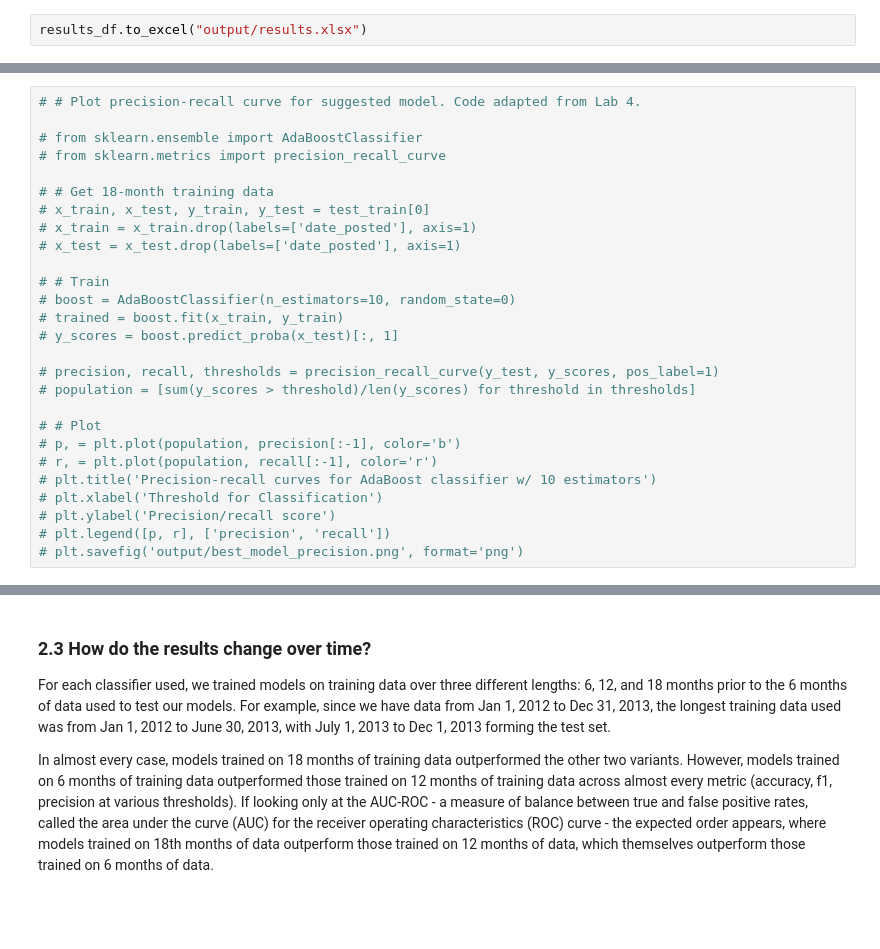
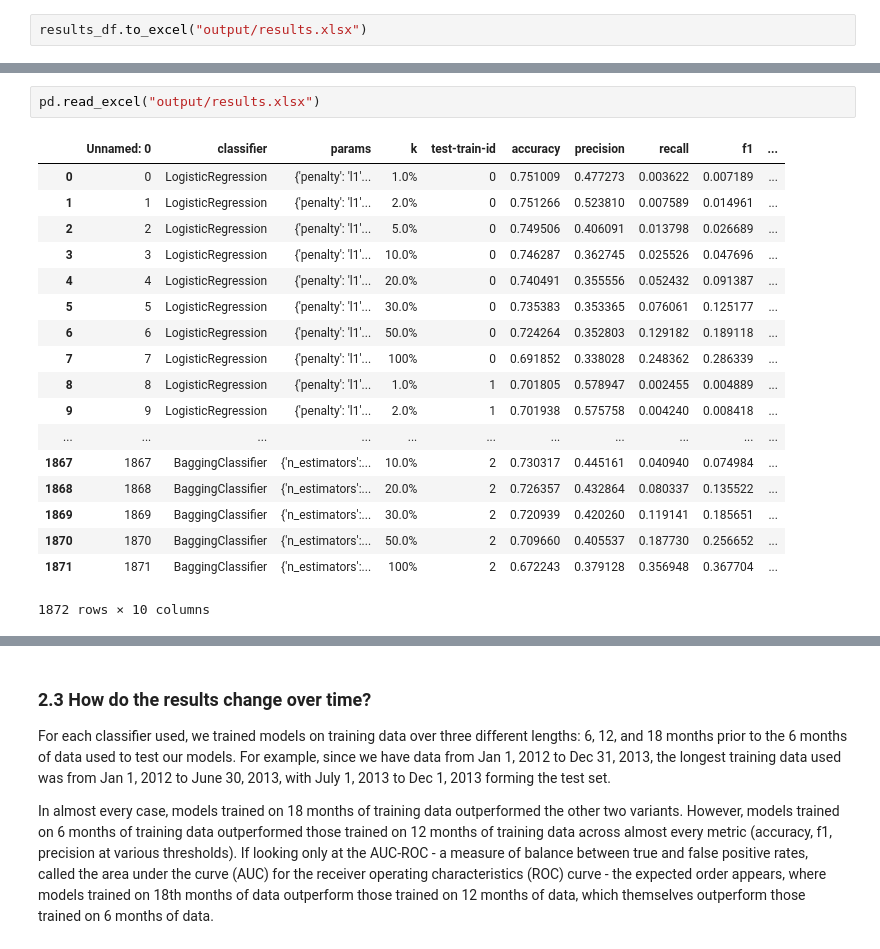
Before and after one commit to jtanwk/capp30254, a Jupyter notebook: HW5/Homework5_Tan.ipynb, the cells around one changed output, grey strips where cells are left out. Saved outputs shown, nothing was run; the diff lists cells and outputs as text; blank space fills up the shorter version.

```diff
--- a/HW5/Homework5_Tan.ipynb
+++ b/HW5/Homework5_Tan.ipynb
@@ -617,27 +599,21 @@ Given that a baseline of 71% of projects in the dataset are actually funded with
-# %%
-# # Plot precision-recall curve for suggested model. Code adapted from Lab 4.
-
-# from sklearn.ensemble import AdaBoostClassifier
-# from sklearn.metrics import precision_recall_curve
-
-# # Get 18-month training data
-# x_train, x_test, y_train, y_test = test_train[0]
-# x_train = x_train.drop(labels=['date_posted'], axis=1)
-# x_test = x_test.drop(labels=['date_posted'], axis=1)
-
-# # Train
-# boost = AdaBoostClassifier(n_estimators=10, random_state=0)
-# trained = boost.fit(x_train, y_train)
-# y_scores = boost.predict_proba(x_test)[:, 1]
-
-# precision, recall, thresholds = precision_recall_curve(y_test, y_scores, pos_label=1)
-# population = [sum(y_scores > threshold)/len(y_scores) for threshold in thresholds]
-
-# # Plot
-# p, = plt.plot(population, precision[:-1], color='b')
-# r, = plt.plot(population, recall[:-1], color='r')
-# plt.title('Precision-recall curves for AdaBoost classifier w/ 10 estimators')
-# plt.xlabel('Threshold for Classification')
-# plt.ylabel('Precision/recall score')
-# plt.legend([p, r], ['precision', 'recall'])
-# plt.savefig('output/best_model_precision.png', format='png')
+# %%
+pd.read_excel("output/results.xlsx")
+# %% [output]
+|  | Unnamed: 0 | classifier | params | k | test-train-id | accuracy | precision | recall | f1 | ... |
+| 0 | 0 | LogisticRegression | {'penalty': 'l1'... | 1.0% | 0 | 0.751009 | 0.477273 | 0.003622 | 0.007189 | ... |
+| 1 | 1 | LogisticRegression | {'penalty': 'l1'... | 2.0% | 0 | 0.751266 | 0.523810 | 0.007589 | 0.014961 | ... |
+| 2 | 2 | LogisticRegression | {'penalty': 'l1'... | 5.0% | 0 | 0.749506 | 0.406091 | 0.013798 | 0.026689 | ... |
+| 3 | 3 | LogisticRegression | {'penalty': 'l1'... | 10.0% | 0 | 0.746287 | 0.362745 | 0.025526 | 0.047696 | ... |
+| 4 | 4 | LogisticRegression | {'penalty': 'l1'... | 20.0% | 0 | 0.740491 | 0.355556 | 0.052432 | 0.091387 | ... |
+| 5 | 5 | LogisticRegression | {'penalty': 'l1'... | 30.0% | 0 | 0.735383 | 0.353365 | 0.076061 | 0.125177 | ... |
+| 6 | 6 | LogisticRegression | {'penalty': 'l1'... | 50.0% | 0 | 0.724264 | 0.352803 | 0.129182 | 0.189118 | ... |
+| 7 | 7 | LogisticRegression | {'penalty': 'l1'... | 100% | 0 | 0.691852 | 0.338028 | 0.248362 | 0.286339 | ... |
+| 8 | 8 | LogisticRegression | {'penalty': 'l1'... | 1.0% | 1 | 0.701805 | 0.578947 | 0.002455 | 0.004889 | ... |
+| 9 | 9 | LogisticRegression | {'penalty': 'l1'... | 2.0% | 1 | 0.701938 | 0.575758 | 0.004240 | 0.008418 | ... |
+| ... | ... | ... | ... | ... | ... | ... | ... | ... | ... | ... |
+| 1867 | 1867 | BaggingClassifier | {'n_estimators':... | 10.0% | 2 | 0.730317 | 0.445161 | 0.040940 | 0.074984 | ... |
+| 1868 | 1868 | BaggingClassifier | {'n_estimators':... | 20.0% | 2 | 0.726357 | 0.432864 | 0.080337 | 0.135522 | ... |
+| 1869 | 1869 | BaggingClassifier | {'n_estimators':... | 30.0% | 2 | 0.720939 | 0.420260 | 0.119141 | 0.185651 | ... |
+| 1870 | 1870 | BaggingClassifier | {'n_estimators':... | 50.0% | 2 | 0.709660 | 0.405537 | 0.187730 | 0.256652 | ... |
+| 1871 | 1871 | BaggingClassifier | {'n_estimators':... | 100% | 2 | 0.672243 | 0.379128 | 0.356948 | 0.367704 | ... |
+1872 rows × 10 columns
```
Also changed, not shown: parts of 5 cells of this notebook, 1 other file.
